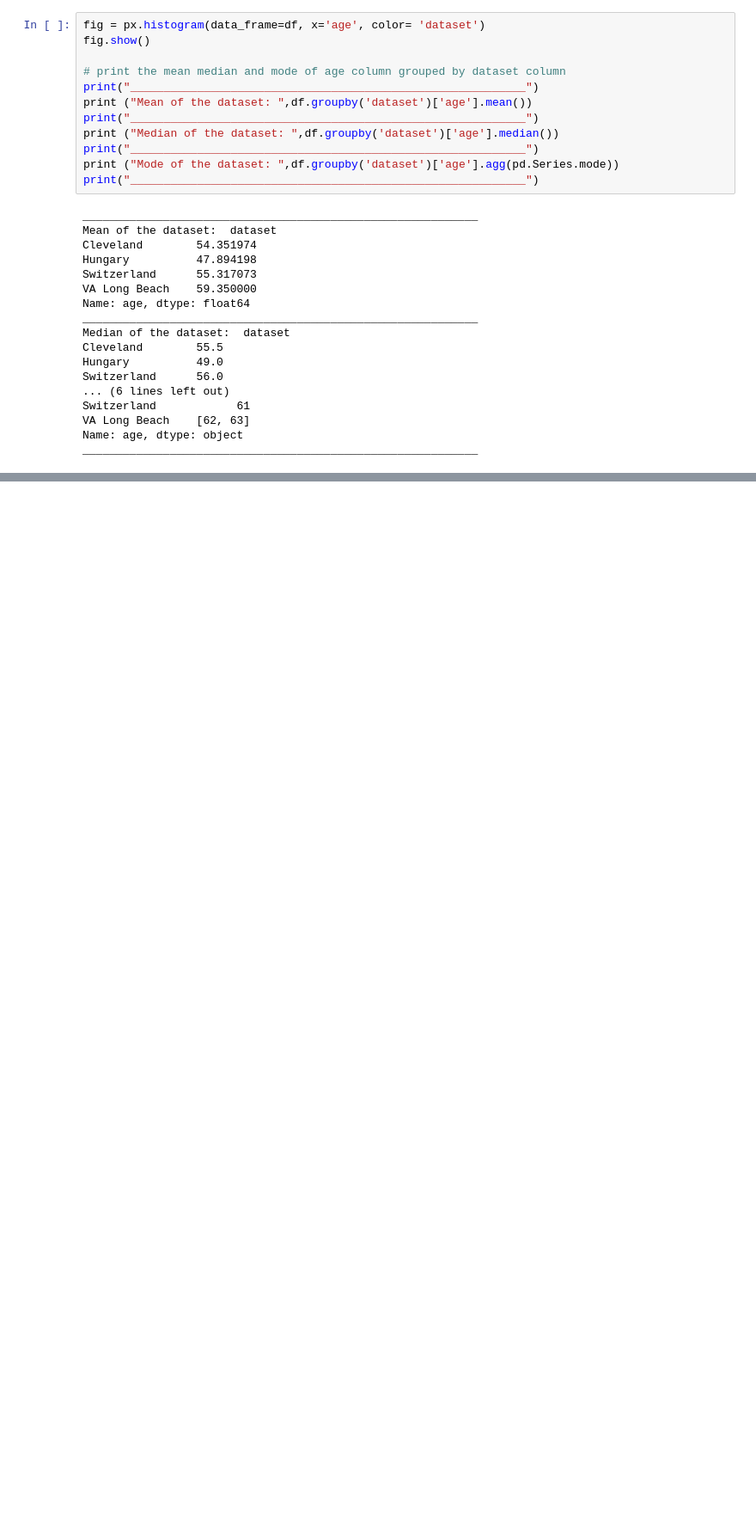
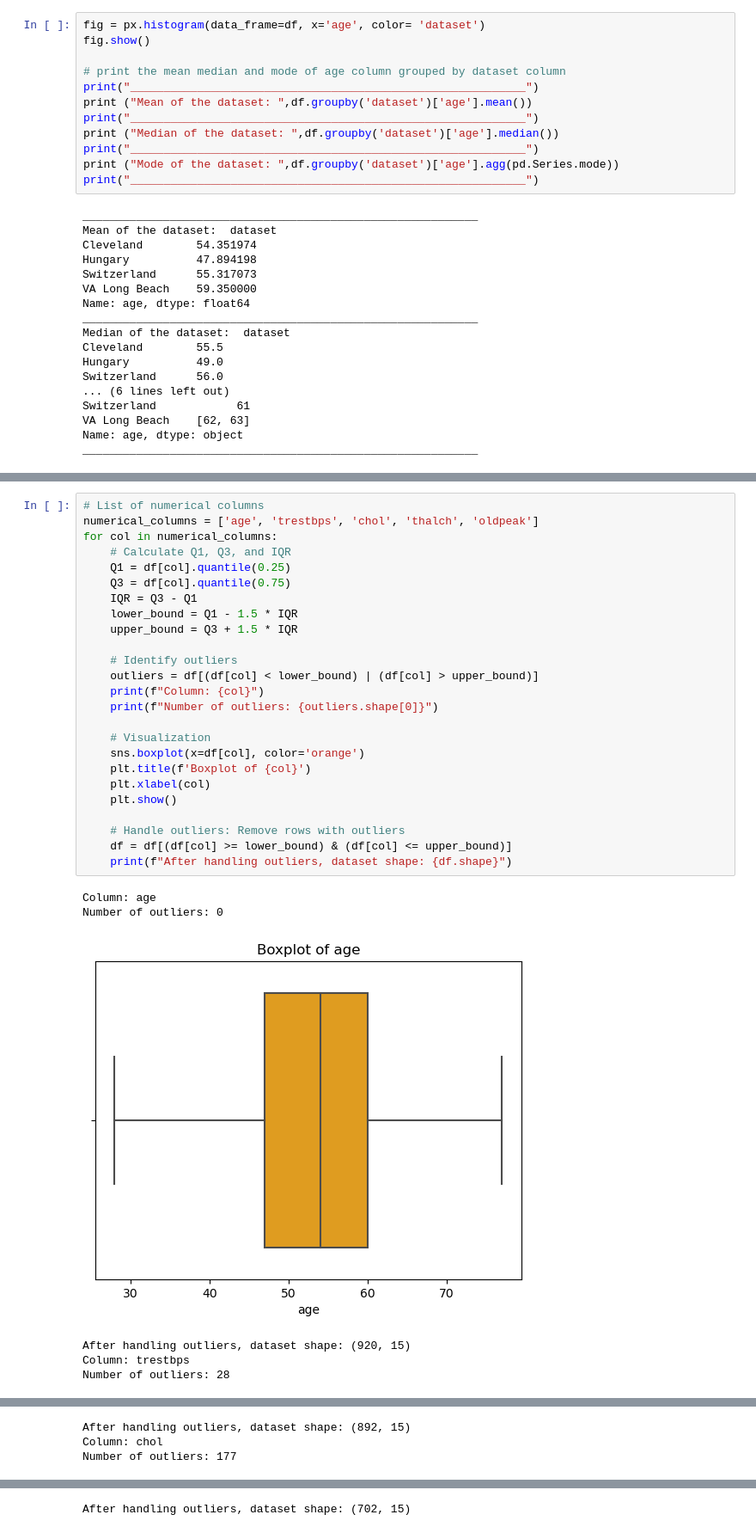
Before and after one commit to prashantpq/Data-Science-Internship, a Jupyter notebook: Week_1/Heart_Disease_Prediction/main.ipynb, the cells around one changed output, grey strips where cells are left out. Shown: that part at 86% size. Saved outputs shown, nothing was run; the diff lists cells and outputs as text; blank space fills up the shorter version.

```diff
--- a/Week_1/Heart_Disease_Prediction/main.ipynb
+++ b/Week_1/Heart_Disease_Prediction/main.ipynb
@@ -554,0 +598,32 @@ plt.show()
+# %%
+# List of numerical columns
+numerical_columns = ['age', 'trestbps', 'chol', 'thalch', 'oldpeak']
+for col in numerical_columns:
+    # Calculate Q1, Q3, and IQR
+    Q1 = df[col].quantile(0.25)
+    Q3 = df[col].quantile(0.75)
+    IQR = Q3 - Q1
+    lower_bound = Q1 - 1.5 * IQR
+    upper_bound = Q3 + 1.5 * IQR
+
+    # Identify outliers
+    outliers = df[(df[col] < lower_bound) | (df[col] > upper_bound)]
+    print(f"Column: {col}")
+    print(f"Number of outliers: {outliers.shape[0]}")
+
+    # Visualization
+    sns.boxplot(x=df[col], color='orange')
+    plt.title(f'Boxplot of {col}')
+    plt.xlabel(col)
+    plt.show()
+
+    # Handle outliers: Remove rows with outliers
+    df = df[(df[col] >= lower_bound) & (df[col] <= upper_bound)]
+    print(f"After handling outliers, dataset shape: {df.shape}")
+# %% [output]
+Column: age
+Number of outliers: 0
+[figure, added]
+After handling outliers, dataset shape: (920, 15)
+Column: trestbps
+Number of outliers: 28
@@ -554,0 +631,3 @@ plt.show()
+After handling outliers, dataset shape: (892, 15)
+Column: chol
+Number of outliers: 177
@@ -554,0 +643 @@ plt.show()
+After handling outliers, dataset shape: (702, 15)
```
Also changed, not shown: parts of 36 cells of this notebook.
